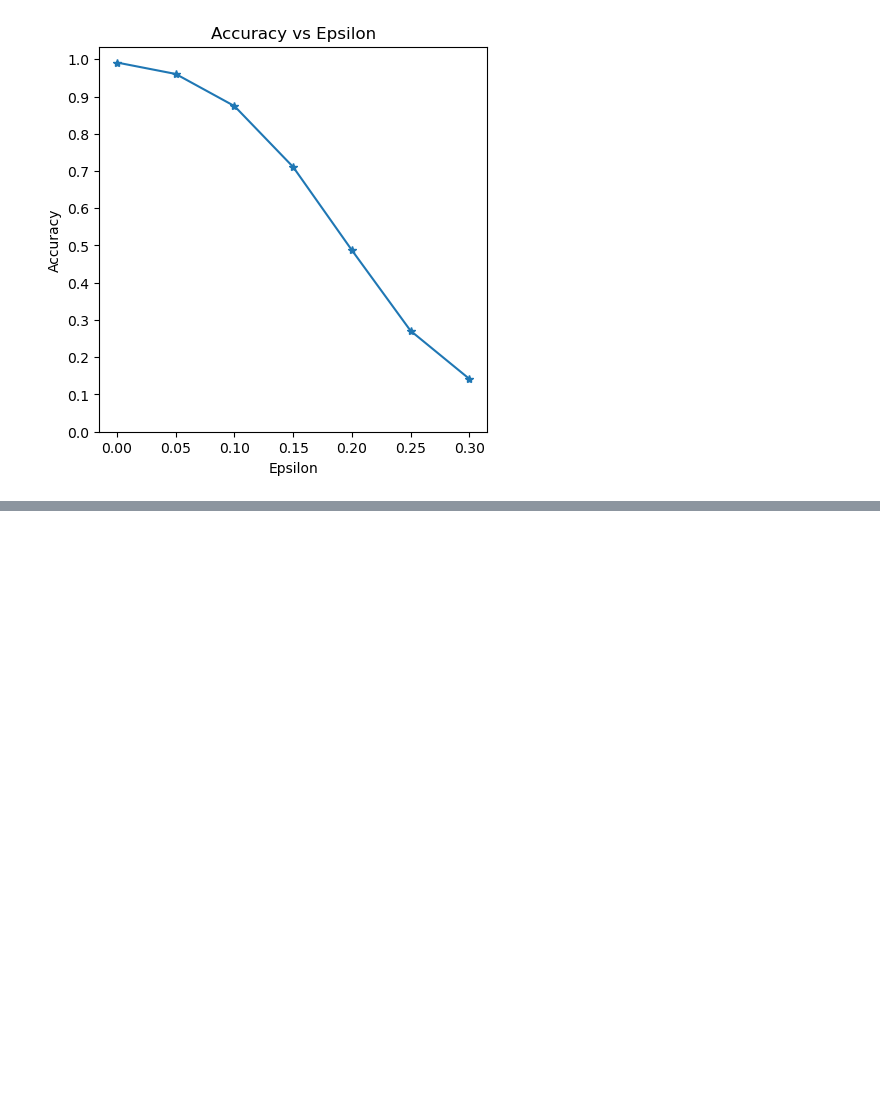
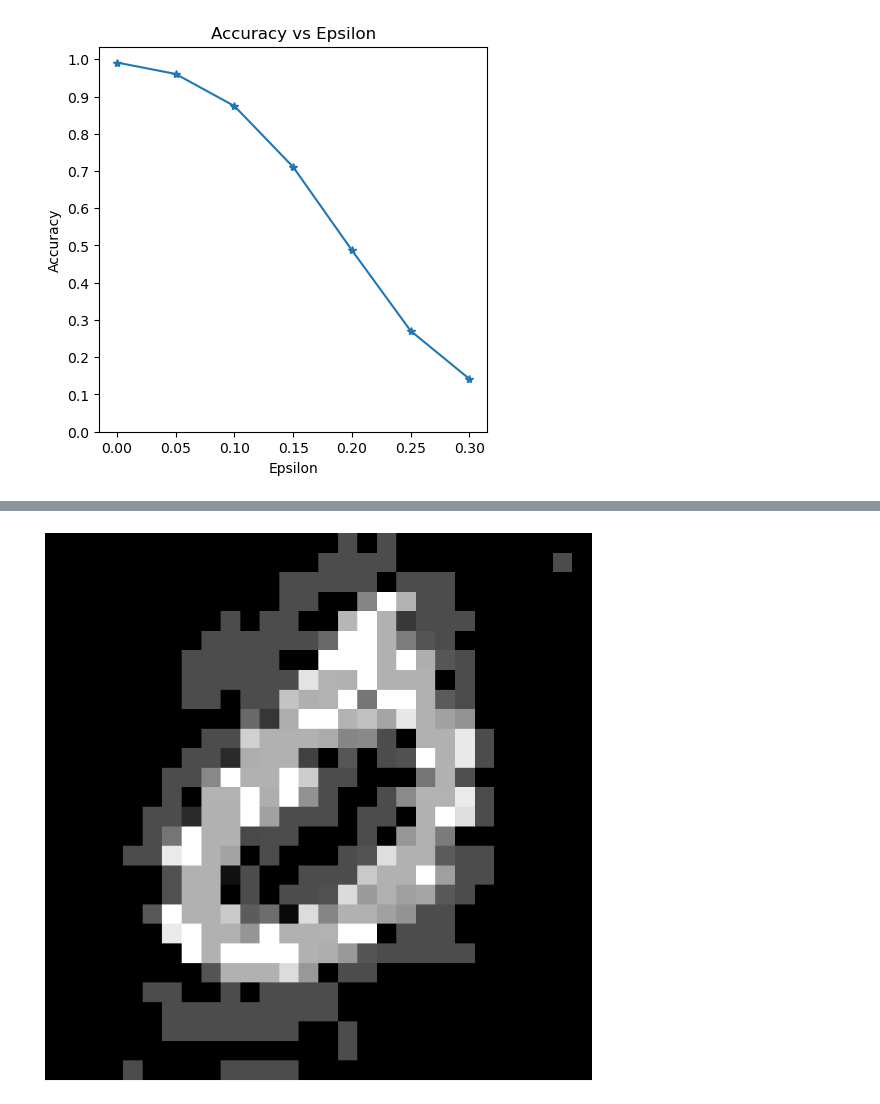
Before and after one commit to PSLeon24/Paper-Implementation-with-PyTorch, a Jupyter notebook: FGSM/FGSM.ipynb, the cells around one changed output, grey strips where cells are left out. Drawn from its saved outputs; the diff is of its cells as text; code cells hidden in the pictures; blank space fills up the shorter version.

```diff
--- a/FGSM/FGSM.ipynb
+++ b/FGSM/FGSM.ipynb
@@ -236,0 +261,23 @@ plt.show()
+# %%
+epsilons = [0.25]  # 테스트할 epsilon 값 설정
+examples = [[(0, 1, ex)]]  # 테스트할 데이터. ex는 실제 이미지 데이터라고 가정
+
+cnt = 0
+plt.figure(figsize=(8, 10))
+for i in range(len(epsilons)):
+    for j in range(len(examples[i])):
+        cnt += 1
+        plt.subplot(len(epsilons), len(examples[0]), cnt)
+        plt.xticks([], [])
+        plt.yticks([], [])
+        if j == 0:
+            plt.ylabel(f"Eps: {epsilons[i]}", fontsize=14)
+        orig, adv, ex = examples[i][j]
+        plt.imshow(ex, cmap="gray")
+        plt.axis('off')
+
+plt.tight_layout(pad=0)
+plt.savefig("noised.jpg", bbox_inches='tight', pad_inches=0)
+plt.show()
+# %% [output]
+[figure, added]
```
Also changed, not shown: parts of 5 cells of this notebook, 3 other files.
